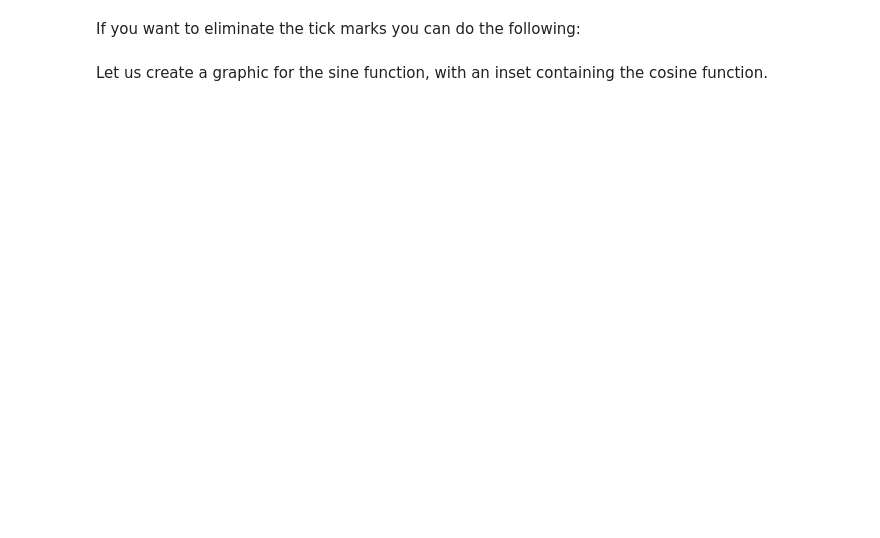
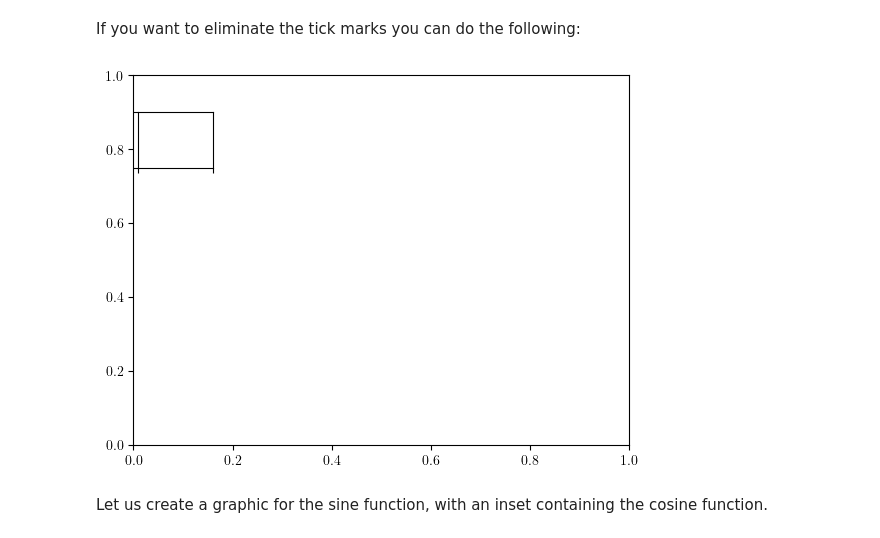
Before and after one commit to teresa-p-l/Python_classes_Filipa, a Jupyter notebook: Class3-temp.ipynb, the cells around one changed output. Drawn from its saved outputs; the diff is of its cells as text; code cells hidden in the pictures; blank space fills up the shorter version.

```diff
--- a/Class3-temp.ipynb
+++ b/Class3-temp.ipynb
@@ -967,9 +970,11 @@ plt.show()
 If you want to eliminate the tick marks you can do the following:
 # %%
 fig, ax = plt.subplots()
-axin1 = ax.inset_axes([0.5, 0.75, 0.15, 0.15], xticklabels=[],yticklabels=[])
+axin1 = ax.inset_axes([0.01, 0.75, 0.15, 0.15], xticklabels=[],yticklabels=[])
 #axin1.tick_params(labelleft=False, labelbottom=False)
 plt.show()
+# %% [output]
+[figure, added]
 # %% [markdown]
 Let us create a graphic for the sine function, with an inset containing the cosine function.
 # %%
```
Also changed, not shown: parts of 12 cells of this notebook, 4 other files.
